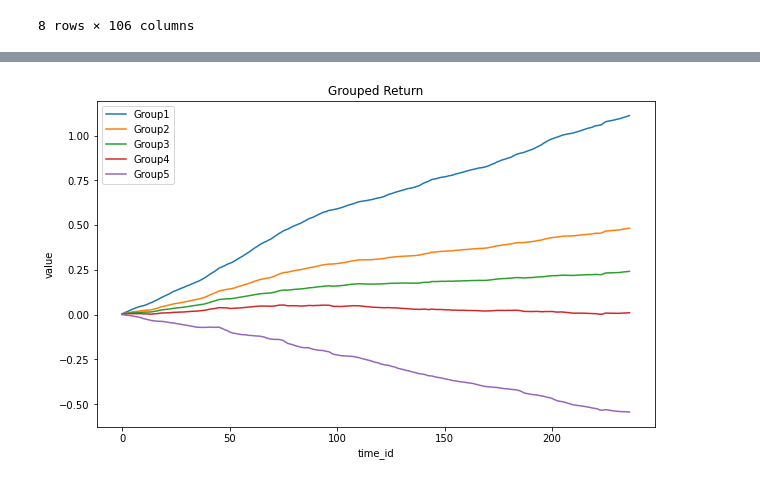
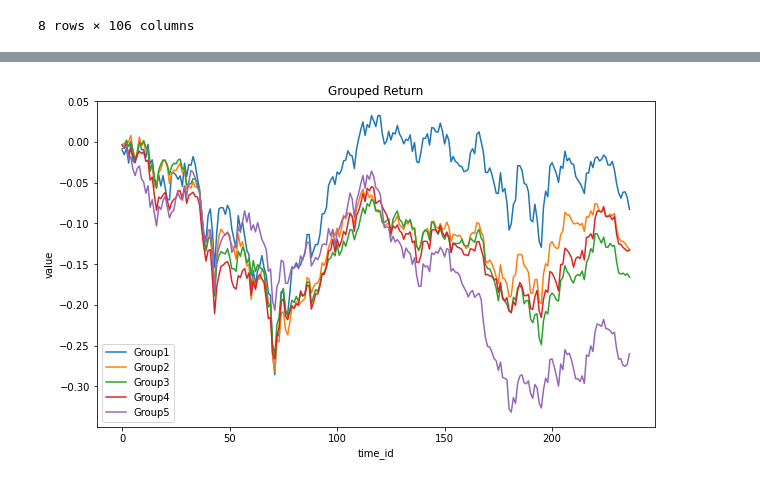
Before and after one commit to HaoningChen/scutquant, a Jupyter notebook: 实践案例/tutorial.ipynb, the cells around one changed output, grey strips where cells are left out. Drawn from its saved outputs; the diff is of its cells as text; code cells hidden in the pictures.

```diff
--- a/实践案例/tutorial.ipynb
+++ b/实践案例/tutorial.ipynb
@@ -93,7 +93,7 @@ X = X[~X.index.isin(df_test.index)]
 
 # 使用auto_process()自动处理训练集和验证集(将在以后的版本完善拆分数据集的函数，使其能够同时处理训练、验证和测试集)
 # select需要消耗大量时间，但可以过滤掉噪声。使用时需要在时间开销和模型性能之间权衡
-x_train, x_valid, y_train, y_valid, ymean, ystd = scutquant.auto_process(X, 'label', groupby='instrument', select=True)
+x_train, x_valid, y_train, y_valid, ymean, ystd = scutquant.auto_process(X, 'label', groupby='instrument', select=False)
 # %% [output]
 <class 'pandas.core.frame.DataFrame'>
 MultiIndex: 580608 entries, ('2010-01-04', '300003.SZ') to ('2021-12-31', '688981.SH')
@@ -258,5 +244,5 @@ Information Ratio: 4.623268215989805
 # %%
-# 出现明显的分层, 说明因子有良好的选股能力
-report.group_return_ana(pred)
+# 如果出现明显的分层, 则说明因子有良好的选股能力(显然教程里的分层并不是太理想, 可能把回测时间拉长就会改善)
+report.group_return_ana(pred, y_test)
 # %% [output]
-[figure, old version]
+[figure, new version]
```
Also changed, not shown: parts of 6 cells of this notebook.
